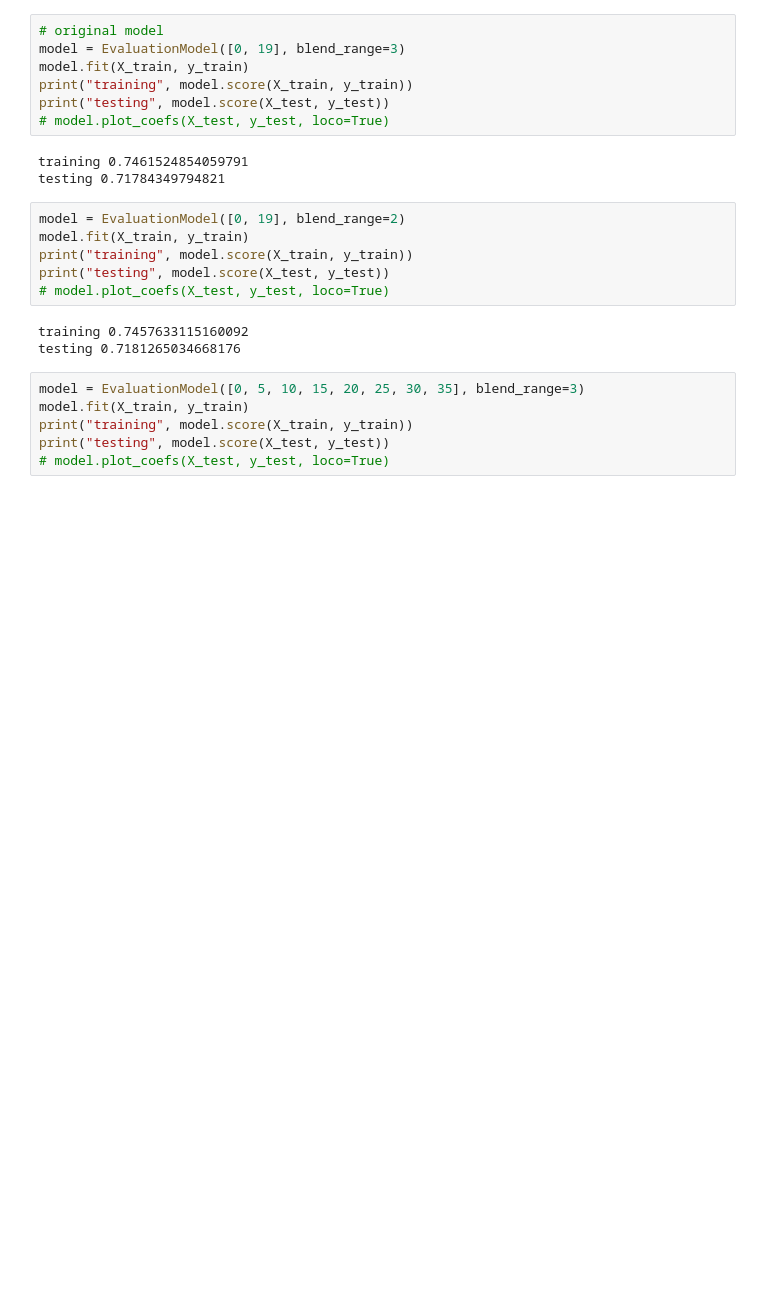
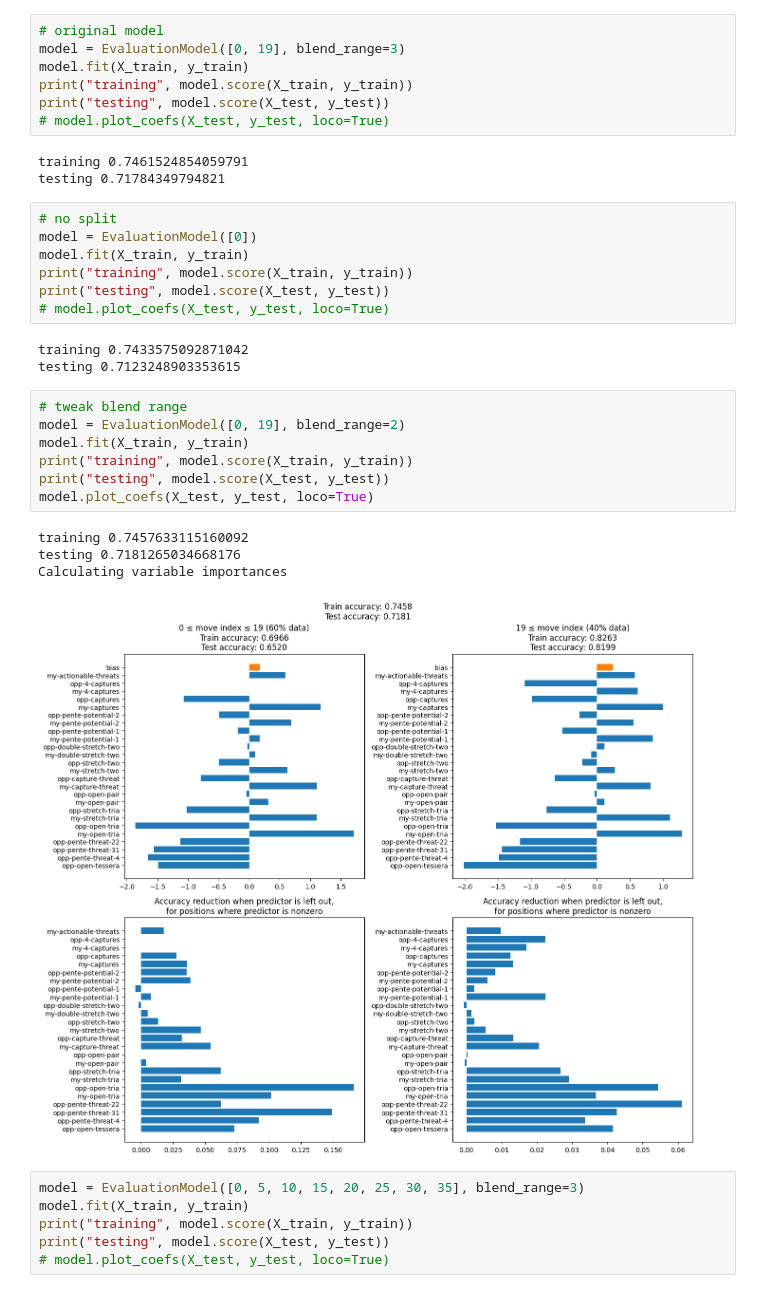
Before and after one commit to adam-kosinski/Pente, a Jupyter notebook: parameter_tuning/tune.ipynb, the cells around one changed output. Saved outputs shown, nothing was run; the diff lists cells and outputs as text; blank space fills up the shorter version.

Commit message:
include a pretty plot

```diff
--- a/parameter_tuning/tune.ipynb
+++ b/parameter_tuning/tune.ipynb
@@ -203,15 +203,28 @@ print("testing", model.score(X_test, y_test))
 # %% [output]
 training 0.7461524854059791
 testing 0.71784349794821
+# %%
+# no split
+model = EvaluationModel([0])
+model.fit(X_train, y_train)
+print("training", model.score(X_train, y_train))
+print("testing", model.score(X_test, y_test))
+# model.plot_coefs(X_test, y_test, loco=True)
+# %% [output]
+training 0.7433575092871042
+testing 0.7123248903353615
 # %%
+# tweak blend range
 model = EvaluationModel([0, 19], blend_range=2)
 model.fit(X_train, y_train)
 print("training", model.score(X_train, y_train))
 print("testing", model.score(X_test, y_test))
-# model.plot_coefs(X_test, y_test, loco=True)
+model.plot_coefs(X_test, y_test, loco=True)
 # %% [output]
 training 0.7457633115160092
 testing 0.7181265034668176
+Calculating variable importances
+[figure, added]
 # %%
 model = EvaluationModel([0, 5, 10, 15, 20, 25, 30, 35], blend_range=3)
 model.fit(X_train, y_train)
```
